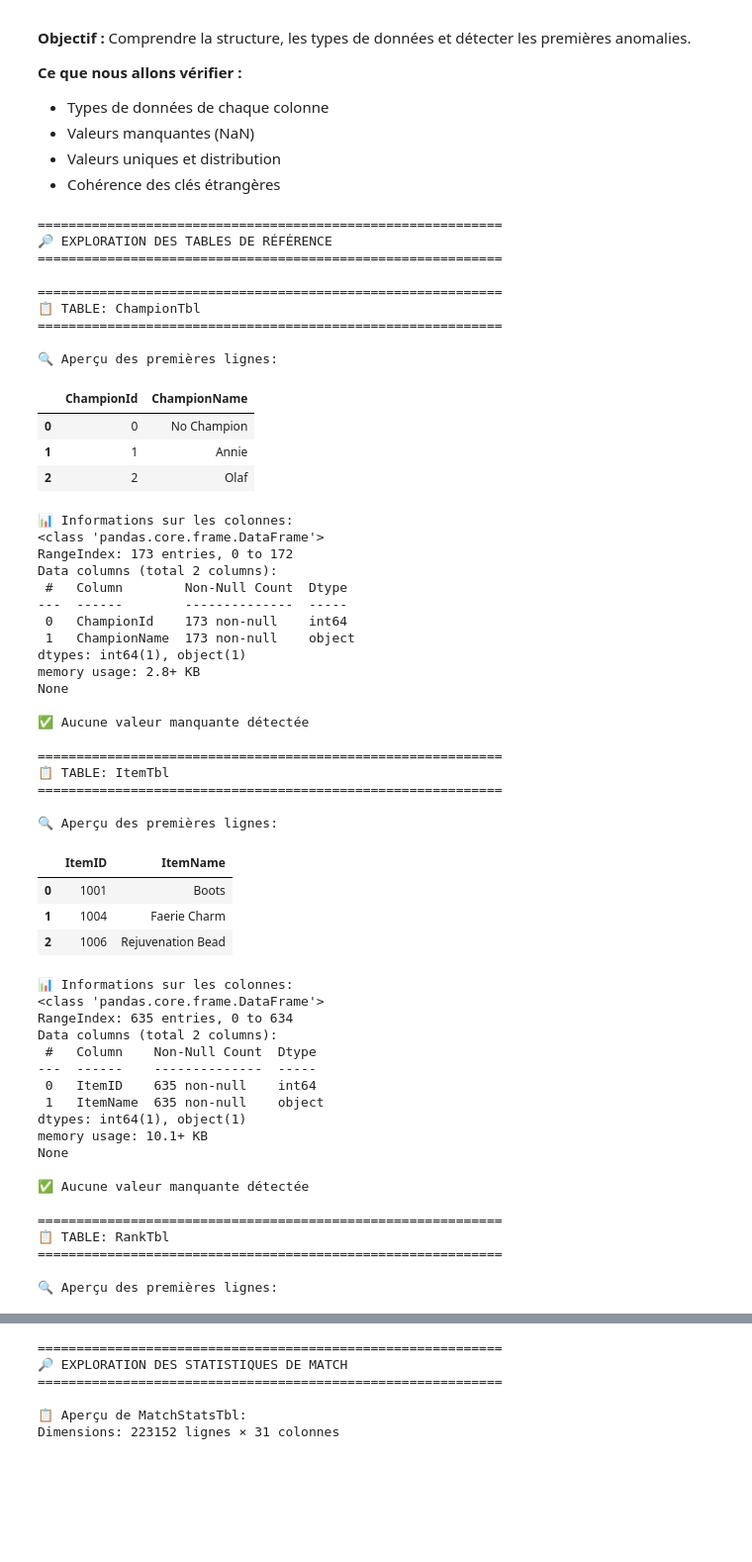
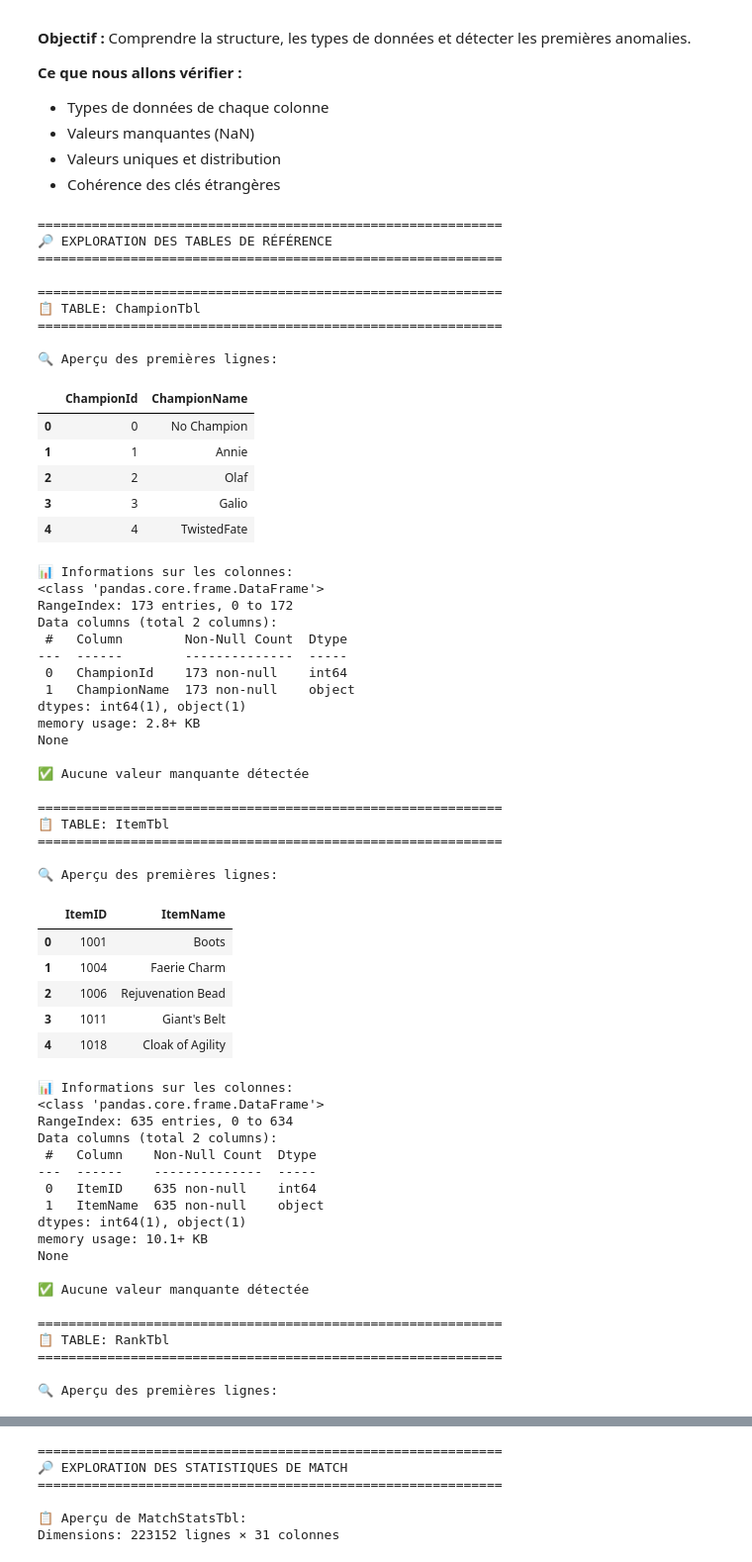
Before and after one commit to denisjng/LeagueOfLegendsMeta, a Jupyter notebook: Code/LoLMeta.ipynb, the cells around one changed output, grey strips where cells are left out. Shown at 99% size. Saved outputs shown, nothing was run; the diff lists cells and outputs as text; code cells hidden in the pictures; blank space fills up the shorter version.

```diff
--- a/Code/LoLMeta.ipynb
+++ b/Code/LoLMeta.ipynb
@@ -92,6 +92,31 @@ team_match_df = pd.read_csv(dataset_path / "TeamMatchTbl.csv")
 
 print("✅ Toutes les tables chargées!\n")
 
+# Filtrer pour ne garder que les modes CLASSIC et ARAM
+print("🎮 Filtrage des modes de jeu: conservation de CLASSIC et ARAM uniquement")
+allowed_modes = ["CLASSIC", "ARAM"]
+matches_df = matches_df[matches_df["QueueType"].isin(allowed_modes)].copy()
+
+# Construire le set des MatchIds conservés et cascade sur les autres tables
+allowed_match_ids = set(matches_df["MatchId"].values)
+
+def filter_by_match_ids(df):
+    if "MatchFk" in df.columns:
+        return df[df["MatchFk"].isin(allowed_match_ids)].copy()
+    elif "MatchId" in df.columns:
+        return df[df["MatchId"].isin(allowed_match_ids)].copy()
+    else:
+        return df
+
+summoner_match_df = filter_by_match_ids(summoner_match_df)
+match_stats_df = filter_by_match_ids(match_stats_df)
+team_match_df = filter_by_match_ids(team_match_df)
+
+print(f"   MatchTbl conservé: {len(matches_df):,} lignes")
+print(f"   SummonerMatchTbl conservé: {len(summoner_match_df):,} lignes")
+print(f"   MatchStatsTbl conservé: {len(match_stats_df):,} lignes")
+print(f"   TeamMatchTbl conservé: {len(team_match_df):,} lignes\n")
+
 # Afficher les dimensions
 tables = {
     "Champions": champions_df,
@@ -143,7 +174,7 @@ def explore_table(df, name):
 
     # Aperçu
     print("\n🔍 Aperçu des premières lignes:")
-    display(df.head(3))
+    display(df.head(5))
 
     # Informations sur les colonnes
     print(f"\n📊 Informations sur les colonnes:")
@@ -154,33 +185,35 @@ def explore_table(df, name):
     if missing.sum() > 0:
         print(f"\n⚠️  Valeurs manquantes détectées:")
         print(missing[missing > 0])
     else:
         print(f"\n✅ Aucune valeur manquante détectée")
 
     return df
 
 # Explorer les tables de référence (plus petites)
 print("="*60)
 print("🔎 EXPLORATION DES TABLES DE RÉFÉRENCE")
 print("="*60)
 
 explore_table(champions_df, "ChampionTbl")
 explore_table(items_df, "ItemTbl")
 explore_table(ranks_df, "RankTbl")
 # %% [output]
 ============================================================
 🔎 EXPLORATION DES TABLES DE RÉFÉRENCE
 ============================================================
 
 ============================================================
 📋 TABLE: ChampionTbl
 ============================================================
 
 🔍 Aperçu des premières lignes:
 |  | ChampionId | ChampionName |
 | 0 | 0 | No Champion |
 | 1 | 1 | Annie |
 | 2 | 2 | Olaf |
+| 3 | 3 | Galio |
+| 4 | 4 | TwistedFate |
 📊 Informations sur les colonnes:
 <class 'pandas.core.frame.DataFrame'>
 RangeIndex: 173 entries, 0 to 172
@@ -204,6 +237,8 @@ None
 | 0 | 1001 | Boots |
 | 1 | 1004 | Faerie Charm |
 | 2 | 1006 | Rejuvenation Bead |
+| 3 | 1011 | Giant's Belt |
+| 4 | 1018 | Cloak of Agility |
 📊 Informations sur les colonnes:
 <class 'pandas.core.frame.DataFrame'>
 RangeIndex: 635 entries, 0 to 634
```
Also changed, not shown: parts of 15 cells of this notebook.
